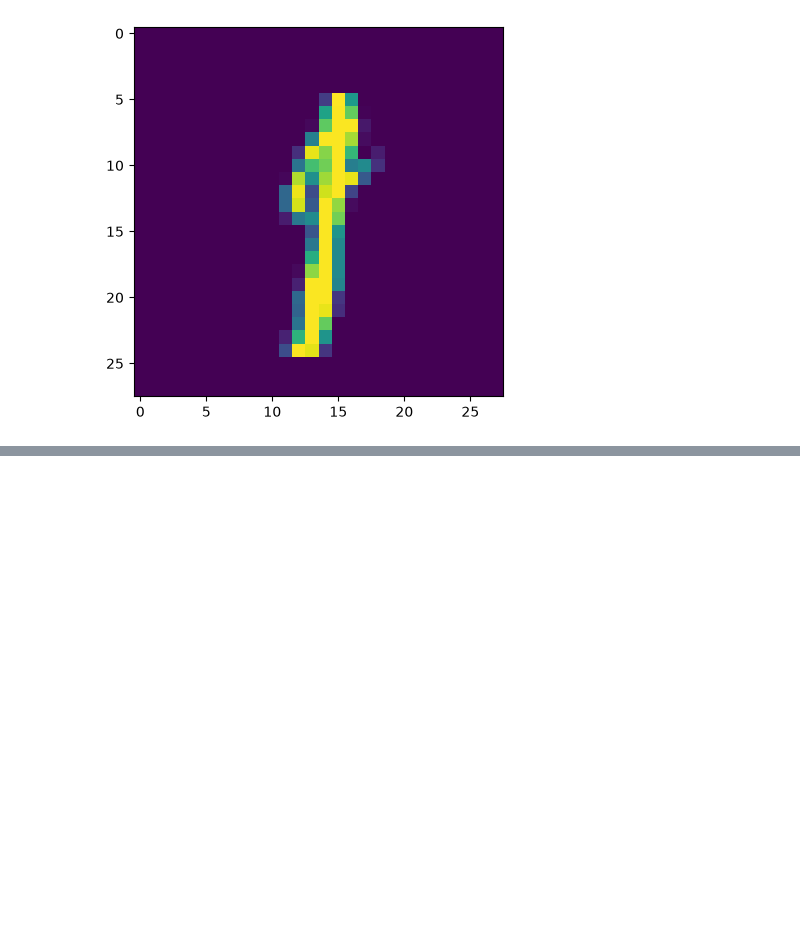
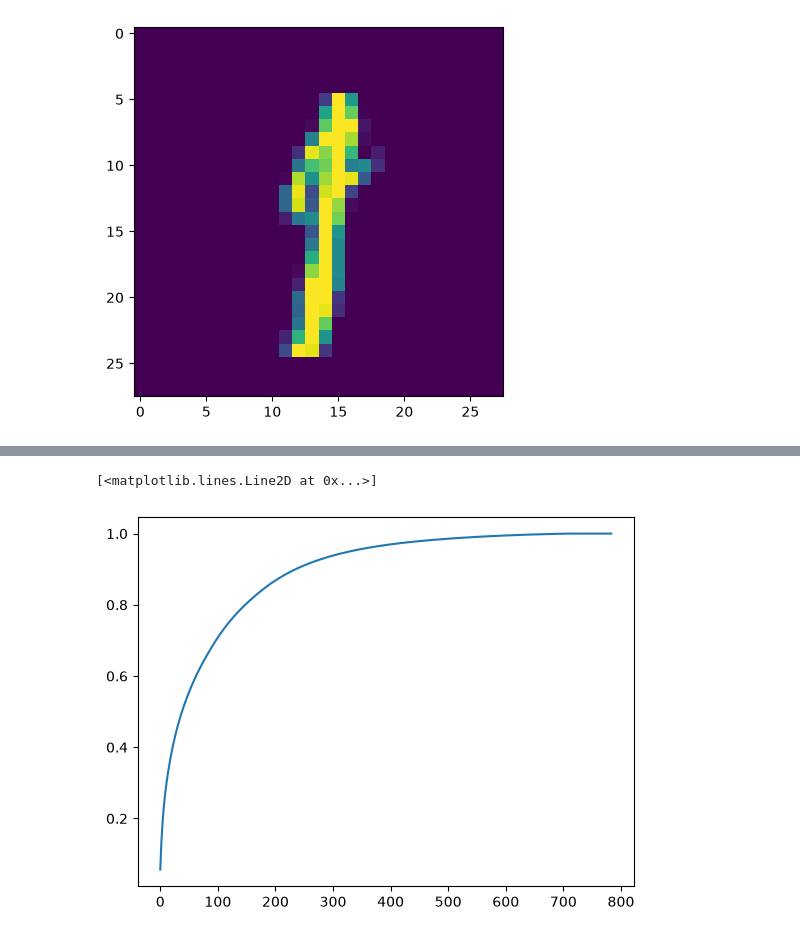
Before and after one commit to AMMARKHALID2004/ai-foundation-portfolio, a Jupyter notebook: Machine-Learning/PCA/PCA demo.ipynb, the cells around one changed output, grey strips where cells are left out. Drawn from its saved outputs; the diff is of its cells as text; code cells hidden in the pictures; blank space fills up the shorter version.

```diff
--- a/Machine-Learning/PCA/PCA demo.ipynb
+++ b/Machine-Learning/PCA/PCA demo.ipynb
@@ -143,0 +208,5 @@ plt.imshow(df.iloc[19804,1:].values.reshape(28,28))
+# %%
+pca = PCA()
+# %%
+X_train_trf = pca.fit_transform(X_train)
+X_test_trf = pca.transform(X_test)
@@ -143,0 +253,4 @@ plt.imshow(df.iloc[19804,1:].values.reshape(28,28))
+# %%
+cumulative_sum = np.cumsum(pca.explained_variance_ratio_)
+cumulative_sum
+# this will sum all the variance percentages cumulatively and we will check at how much no. of components the values becomes 90%
@@ -143,0 +275,6 @@ plt.imshow(df.iloc[19804,1:].values.reshape(28,28))
+# %%
+plt.plot(cumulative_sum)
+#we should select the principal components bw 300-350 because they are showing 90% variance and we need only that
+# %% [output]
+[<matplotlib.lines.Line2D at 0x...>]
+[figure, added]
```
Also changed, not shown: parts of 13 cells of this notebook.
